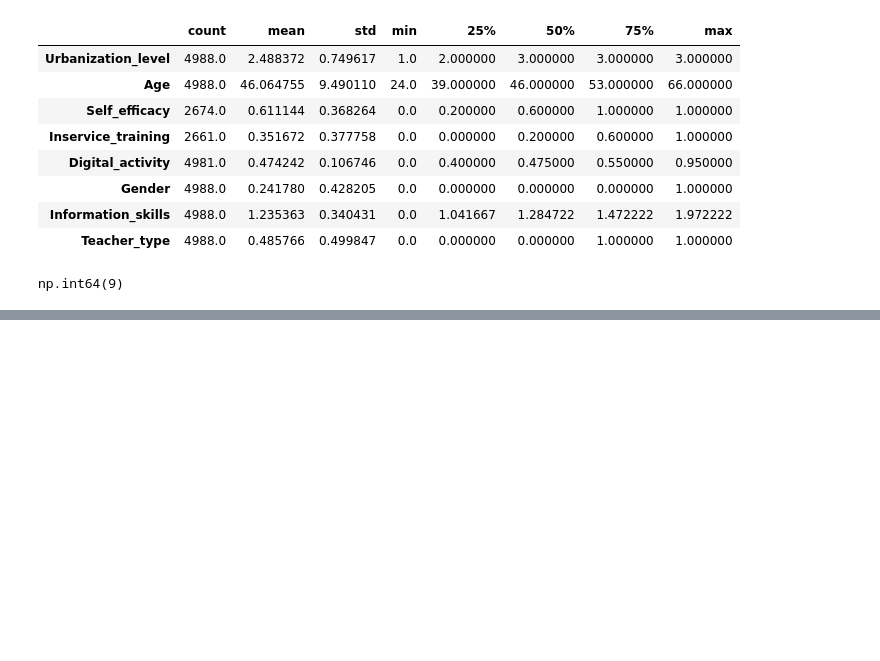
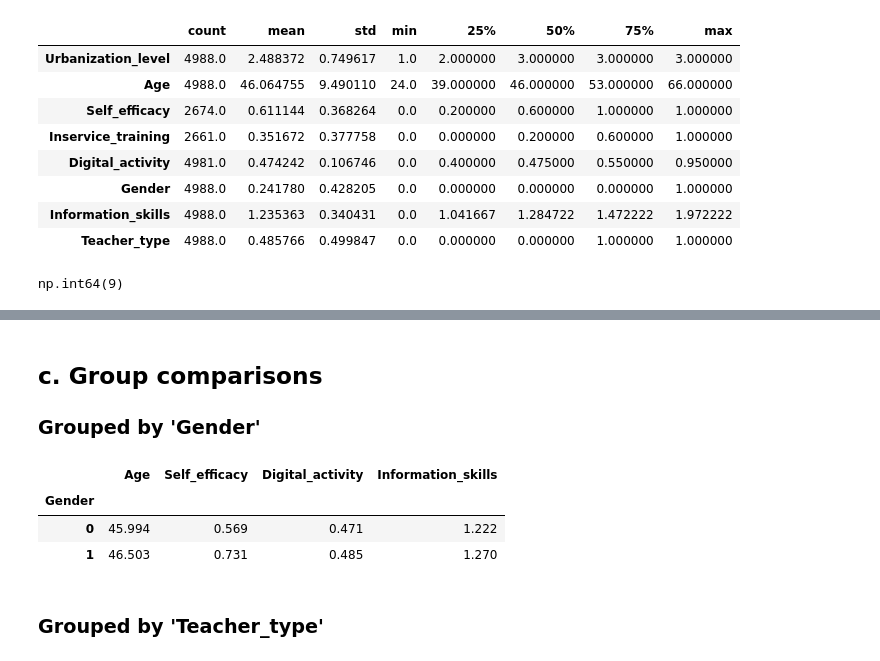
Before and after one commit to Kenchan-paradise/messy-data-eda, a Jupyter notebook: notebook.ipynb, the cells around one changed output, grey strips where cells are left out. Saved outputs shown, nothing was run; the diff lists cells and outputs as text; code cells hidden in the pictures; blank space fills up the shorter version.

```diff
--- a/notebook.ipynb
+++ b/notebook.ipynb
@@ -188,0 +225,12 @@ np.int64(9)
+# %% [markdown]
+## c. Group comparisons
+### Grouped by 'Gender'
+# %%
+df.groupby('Gender')[['Age', 'Self_efficacy', 'Digital_activity', 'Information_skills']].mean().round(3)
+# %% [output]
+|  | Age | Self_efficacy | Digital_activity | Information_skills |
+| Gender |  |  |  |  |
+| 0 | 45.994 | 0.569 | 0.471 | 1.222 |
+| 1 | 46.503 | 0.731 | 0.485 | 1.270 |
+# %% [markdown]
+### Grouped by 'Teacher_type'
```
Also changed, not shown: parts of 17 cells of this notebook, 2 other files.
